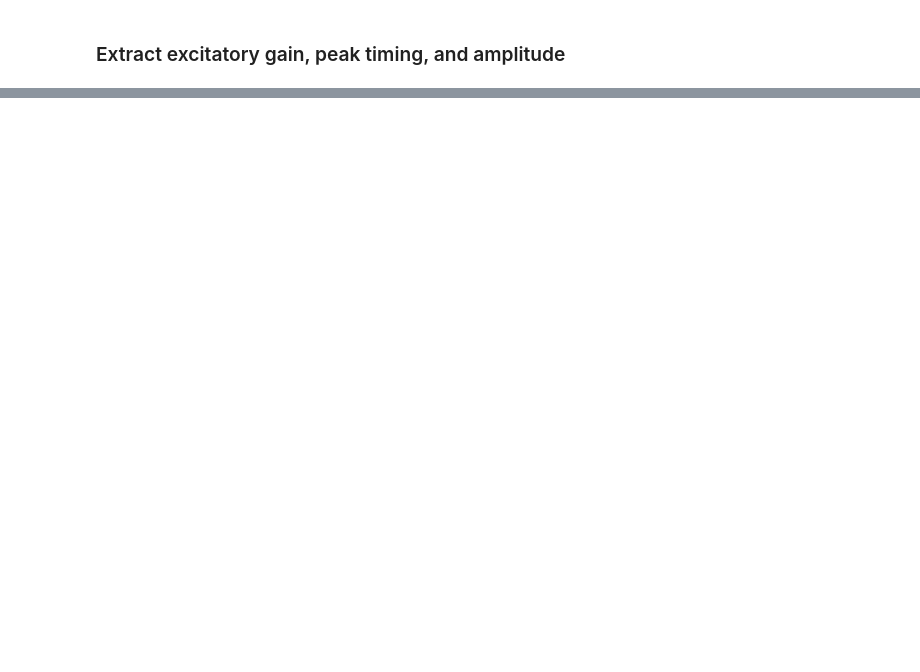
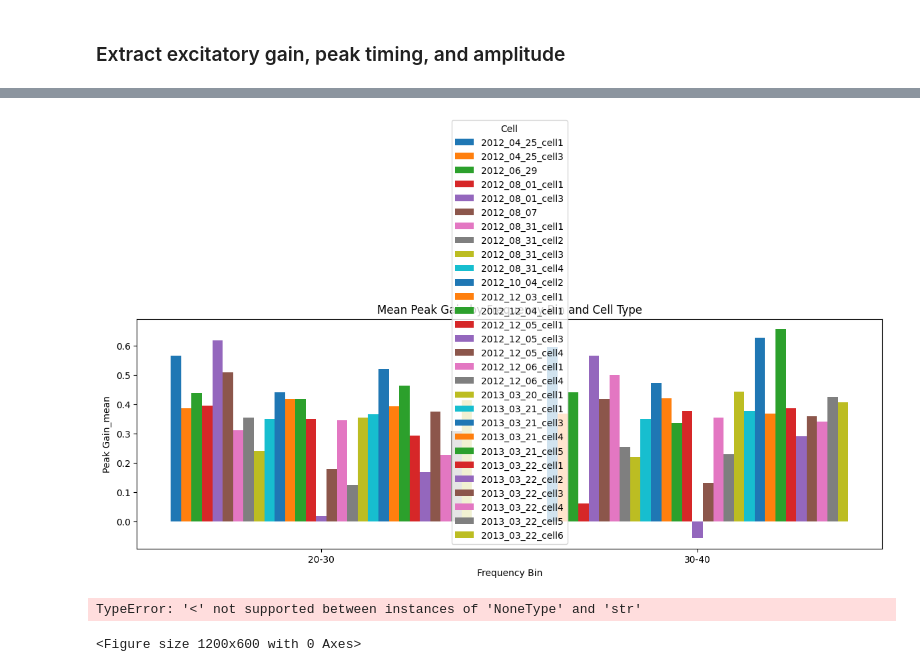
Before and after one commit to haleycab/murray-neuroscience-lab, a Jupyter notebook: Hennemans/replacateanalysis.ipynb, the cells around one changed output, grey strips where cells are left out. Drawn from its saved outputs; the diff is of its cells as text; code cells hidden in the pictures; blank space fills up the shorter version.

```diff
--- a/Hennemans/replacateanalysis.ipynb
+++ b/Hennemans/replacateanalysis.ipynb
@@ -209,0 +368,47 @@ SyntaxError: invalid syntax (<unknown>, line 1)
+# %%
+def plot_feature_by_factor(summary_df, feature='Peak Gain_mean', hue='Cell', title=None):
+    plt.figure(figsize=(12, 6))
+
+    freq_bins = summary_df['Freq Bin'].unique()
+    groups = summary_df[hue].unique()
+
+    x = np.arange(len(freq_bins))  # the label locations
+    width = 0.8 / len(groups)  # width of the bars, divided among groups
+
+    for i, group in enumerate(groups):
+        group_data = summary_df[summary_df[hue] == group]
+        # Align bars by freq bin
+        means = [group_data[group_data['Freq Bin'] == fb][feature].values[0] if fb in group_data['Freq Bin'].values else np.nan for fb in freq_bins]
+        plt.bar(x + i * width, means, width=width, label=group)
+
+    plt.xticks(x + width * (len(groups) - 1) / 2, freq_bins)
+    plt.xlabel('Frequency Bin')
+    plt.ylabel(feature)
+    plt.title(title or f"{feature} by Frequency Bin and {hue}")
+    plt.legend(title=hue)
+    plt.tight_layout()
+    plt.show()
+# %%
+# 1. Extract features
+features_df = extract_excitatory_features(binwvsrinNaNs)
+
+# 2. Aggregate by groups
+summary_across_celltype = aggregate_features(features_df)
+summary_across_cell = aggregate_features_cell(features_df)
+
+# 3a. Plot mean Peak Gain by Cell Type
+plot_feature_by_factor(summary_across_cell, feature='Peak Gain_mean', hue='Cell', title="Mean Peak Gain by Frequency Bin and Cell Type")
+
+# 3b. Plot distribution of Peak Gain by Cell Type (raw data)
+plot_raw_feature_distribution(features_df, feature='Peak Gain', group_by='Cell Type')
+plot_raw_feature_distribution(features_df, feature='Peak Phase', group_by='Cell Type')
+plot_raw_feature_distribution(features_df, feature='Peak Phase', group_by='Cell Type')
+
+# 4. Variance explained analysis for Peak Gain
+# variance_explained_manual(features_df, feature_col='Peak Gain')
+
+# You can repeat plotting and analysis for 'Peak Phase' and 'Peak Amplitude' similarly
+# %% [output]
+[figure, added]
+TypeError: '<' not supported between instances of 'NoneType' and 'str'
+<Figure size 1200x600 with 0 Axes>
```
Also changed, not shown: parts of 88 cells of this notebook, 9 other files.
